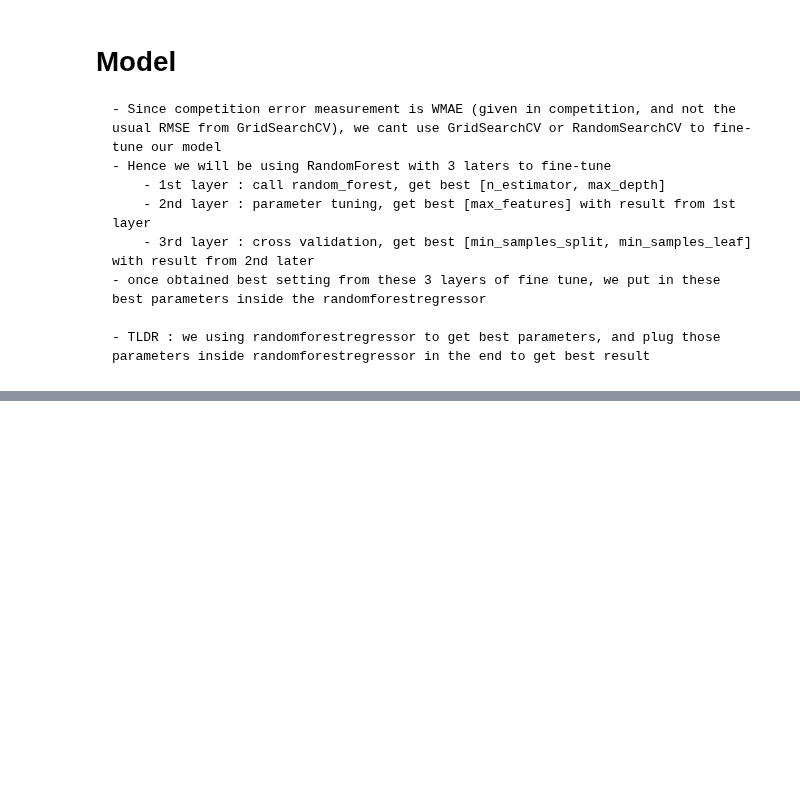
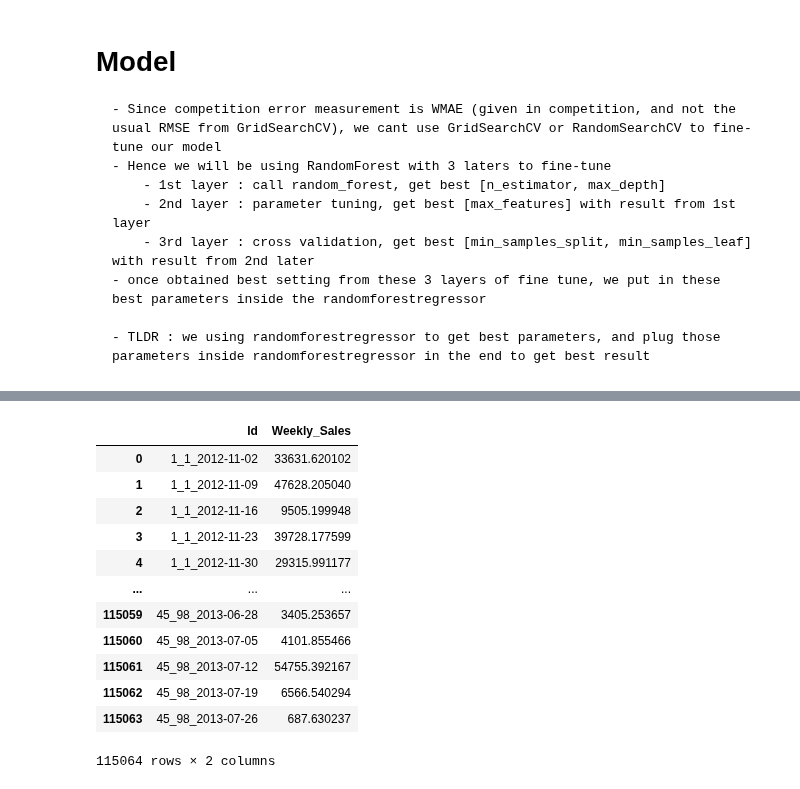
Before and after one commit to dwihdyn/ds-exploration, a Jupyter notebook: p2/retail-simple.ipynb, the cells around one changed output, grey strips where cells are left out. Drawn from its saved outputs; the diff is of its cells as text; code cells hidden in the pictures; blank space fills up the shorter version.

```diff
--- a/p2/retail-simple.ipynb
+++ b/p2/retail-simple.ipynb
@@ -295,0 +359,3 @@ RF.fit(X_train, Y_train)
+# %%
+X_test = df_answer.drop(['Weekly_Sales'], axis = 1)
+predict = RF.predict(X_test)
@@ -295,0 +370,19 @@ RF.fit(X_train, Y_train)
+# %%
+submission = pd.read_csv("/Users/dwihadyan/Downloads/theleadio/ds-exploration/walmart-recruiting-store-sales-forecasting/sampleSubmission.csv")
+# %%
+submission['Weekly_Sales'] = predict
+submission
+# %% [output]
+|  | Id | Weekly_Sales |
+| 0 | 1_1_2012-11-02 | 33631.620102 |
+| 1 | 1_1_2012-11-09 | 47628.205040 |
+| 2 | 1_1_2012-11-16 | 9505.199948 |
+| 3 | 1_1_2012-11-23 | 39728.177599 |
+| 4 | 1_1_2012-11-30 | 29315.991177 |
+| ... | ... | ... |
+| 115059 | 45_98_2013-06-28 | 3405.253657 |
+| 115060 | 45_98_2013-07-05 | 4101.855466 |
+| 115061 | 45_98_2013-07-12 | 54755.392167 |
+| 115062 | 45_98_2013-07-19 | 6566.540294 |
+| 115063 | 45_98_2013-07-26 | 687.630237 |
+115064 rows × 2 columns
```
Also changed, not shown: parts of 10 cells of this notebook, 8 other files.
